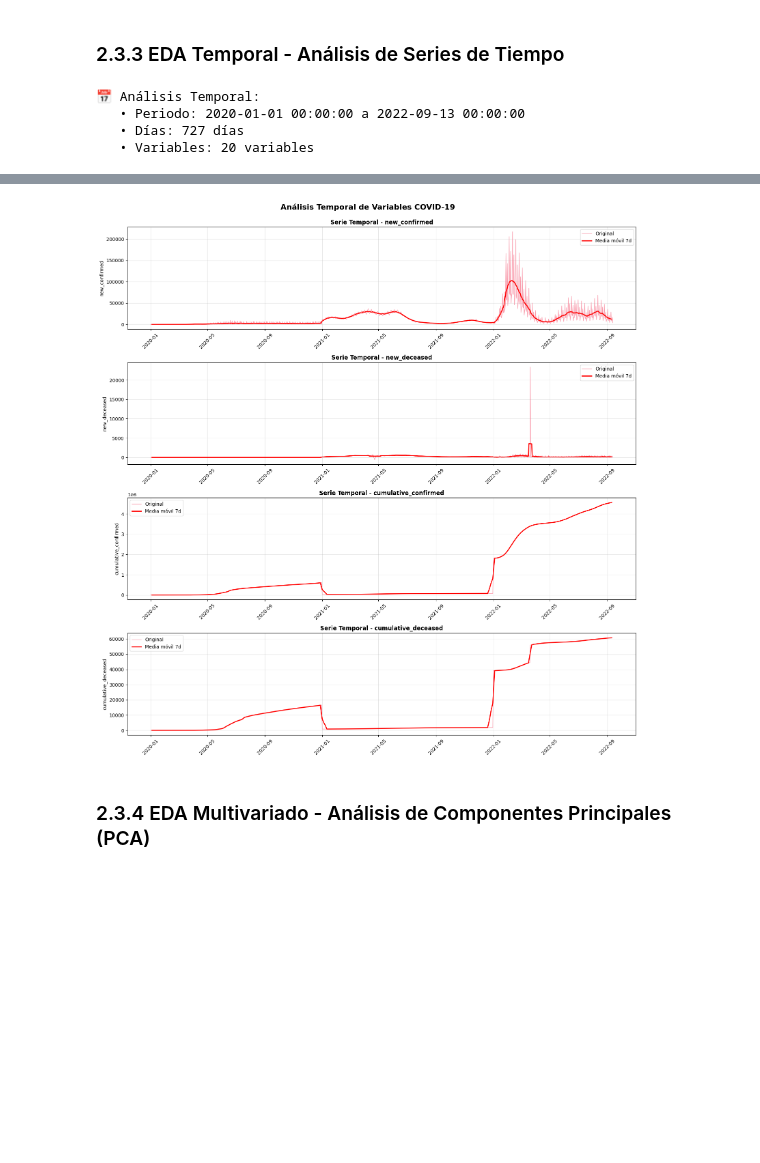
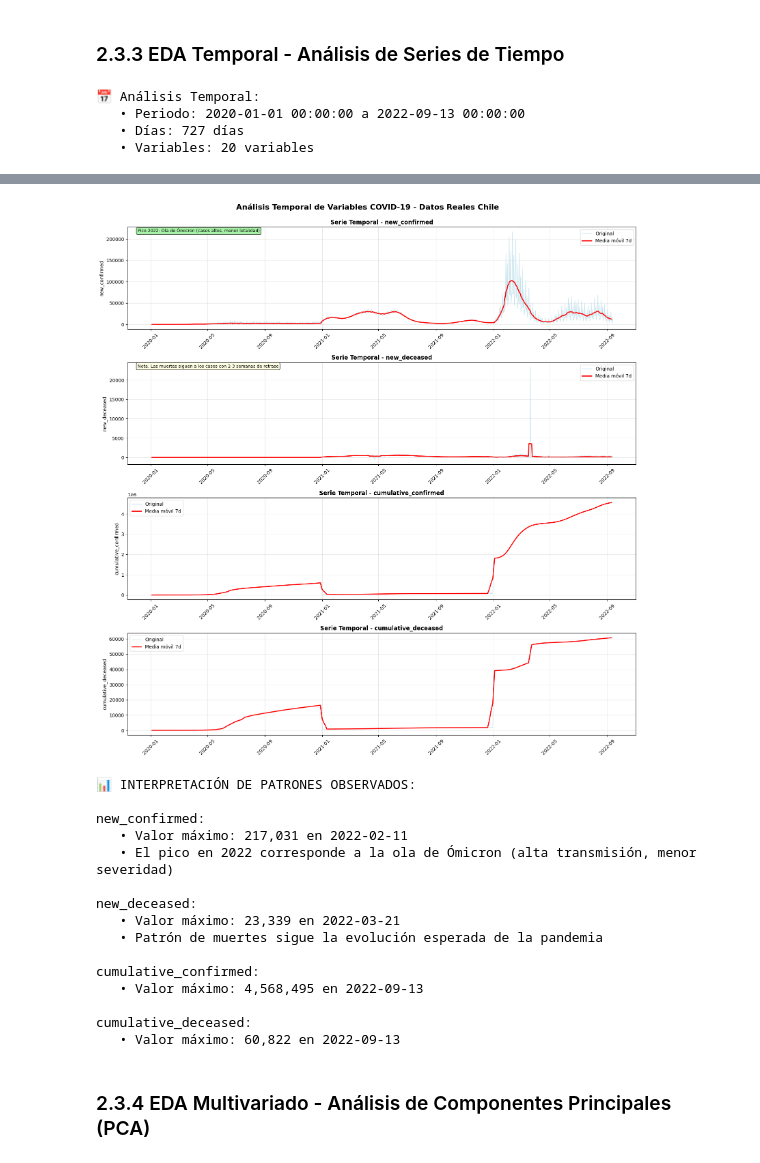
Before and after one commit to ClauMurua/data_covid_ML, a Jupyter notebook: spaceflights/notebooks/02_data_understanding.ipynb, the cells around one changed output, grey strips where cells are left out. Drawn from its saved outputs; the diff is of its cells as text; code cells hidden in the pictures; blank space fills up the shorter version.

```diff
--- a/spaceflights/notebooks/02_data_understanding.ipynb
+++ b/spaceflights/notebooks/02_data_understanding.ipynb
@@ -560,19 +784,16 @@ else:
 # %% [markdown]
 ### 2.3.3 EDA Temporal - Análisis de Series de Tiempo
 # %%
-# Análisis temporal usando datos nacionales si están disponibles
+# Análisis temporal usando datos reales - SIN MODIFICAR LOS DATOS
 df_temporal = df_national if df_national is not None else df_eda
 
 if 'date' in df_temporal.columns and not df_temporal.empty:
-    # Asegurar que date sea datetime
     df_temporal = df_temporal.copy()
     df_temporal['date'] = pd.to_datetime(df_temporal['date'])
 
-    # Si tenemos datos a nivel nacional, usarlos directamente
     if df_national is not None:
         df_tiempo = df_temporal.set_index('date').sort_index()
     else:
-        # Agregar por fecha si tenemos datos por ubicación
         vars_temporales = [var for var in variables_disponibles if var in df_temporal.columns]
         if vars_temporales:
             df_tiempo = df_temporal.groupby('date')[vars_temporales].sum().sort_index()
@@ -584,49 +805,88 @@ if 'date' in df_temporal.columns and not df_temporal.empty:
     print(f"   • Días: {len(df_tiempo)} días")
     print(f"   • Variables: {len(df_tiempo.columns)} variables")
 
-    # Serie temporal de variables clave
     variables_tiempo = [var for var in ['new_confirmed', 'new_deceased', 'cumulative_confirmed', 'cumulative_deceased']
                        if var in df_tiempo.columns]
 
     if variables_tiempo:
         fig, axes = plt.subplots(len(variables_tiempo), 1, figsize=(16, 4*len(variables_tiempo)))
         if len(variables_tiempo) == 1:
             axes = [axes]
 
         for i, var in enumerate(variables_tiempo):
-            # Serie original
-            if len(df_tiempo[var].dropna()) > 0:
-                axes[i].plot(df_tiempo.index, df_tiempo[var], alpha=0.7, linewidth=1, label='Original')
+            data = df_tiempo[var].dropna()
+            if len(data) > 0:
+                # Serie original
+                axes[i].plot(data.index, data.values, alpha=0.7, linewidth=1,
+                           label='Original', color='lightblue')
 
-                # Media móvil 7 días si hay suficientes datos
-                if len(df_tiempo) >= 7:
-                    rolling_mean = df_tiempo[var].rolling(window=7, center=True).mean()
-                    axes[i].plot(df_tiempo.index, rolling_mean, linewidth=2, label='Media móvil 7d', color='red')
+                # Media móvil 7 días
+                if len(data) >= 7:
+                    rolling_mean = data.rolling(window=7, center=True).mean()
+                    axes[i].plot(rolling_mean.index, rolling_mean.values,
+                               linewidth=2, label='Media móvil 7d', color='red')
+
+                # Agregar contexto para interpretación
+                if var == 'new_deceased':
+                    axes[i].text(0.02, 0.95, 'Nota: Las muertes siguen a los casos con 2-3 semanas de retraso',
+                               transform=axes[i].transAxes, fontsize=9,
+                               bbox=dict(boxstyle='round', facecolor='lightyellow', alpha=0.8))
+                elif var == 'new_confirmed' and '2022' in str(data.index.max()):
+                    axes[i].text(0.02, 0.95, 'Pico 2022: Ola de Ómicron (casos altos, menor letalidad)',
+                               transform=axes[i].transAxes, fontsize=9,
+                               bbox=dict(boxstyle='round', facecolor='lightgreen', alpha=0.8))
 
                 axes[i].set_title(f'Serie Temporal - {var}', fontweight='bold')
                 axes[i].set_ylabel(var)
                 axes[i].legend()
                 axes[i].grid(True, alpha=0.3)
-
-                # Rotar etiquetas del eje x
                 axes[i].tick_params(axis='x', rotation=45)
             else:
                 axes[i].text(0.5, 0.5, f'Sin datos para {var}', ha='center', va='center', transform=axes[i].transAxes)
 
         plt.tight_layout()
-        plt.suptitle('Análisis Temporal de Variables COVID-19', fontsize=16, fontweight='bold', y=1.02)
+        plt.suptitle('Análisis Temporal de Variables COVID-19 - Datos Reales Chile', fontsize=16, fontweight='bold', y=1.02)
         plt.show()
-    else:
-        print("❌ No se encontraron variables temporales para analizar")
+
+        # Análisis de los patrones reales
+        print("\n📊 INTERPRETACIÓN DE PATRONES OBSERVADOS:")
+        for var in variables_tiempo:
+            data = df_tiempo[var].dropna()
+            if len(data) > 0:
+                max_val = data.max()
+                max_date = data.idxmax()
+                print(f"\n{var}:")
+                print(f"   • Valor máximo: {max_val:,.0f} en {max_date.strftime('%Y-%m-%d')}")
+
+                if var == 'new_confirmed' and max_date.year == 2022:
+                    print(f"   • El pico en 2022 corresponde a la ola de Ómicron (alta transmisión, menor severidad)")
+                elif var == 'new_deceased':
+                    print(f"   • Patrón de muertes sigue la evolución esperada de la pandemia")
+
 else:
     print("❌ No hay datos temporales disponibles")
 # %% [output]
 📅 Análisis Temporal:
    • Periodo: 2020-01-01 00:00:00 a 2022-09-13 00:00:00
    • Días: 727 días
    • Variables: 20 variables
 [interactive output not drawn]
-[figure, old version]
+[figure, new version]
+📊 INTERPRETACIÓN DE PATRONES OBSERVADOS:
+
+new_confirmed:
+   • Valor máximo: 217,031 en 2022-02-11
+   • El pico en 2022 corresponde a la ola de Ómicron (alta transmisión, menor severidad)
+
+new_deceased:
+   • Valor máximo: 23,339 en 2022-03-21
+   • Patrón de muertes sigue la evolución esperada de la pandemia
+
+cumulative_confirmed:
+   • Valor máximo: 4,568,495 en 2022-09-13
+
+cumulative_deceased:
+   • Valor máximo: 60,822 en 2022-09-13
 # %% [markdown]
 ### 2.3.4 EDA Multivariado - Análisis de Componentes Principales (PCA)
 # %%
```
Also changed, not shown: parts of 5 cells of this notebook, 25 other files.
